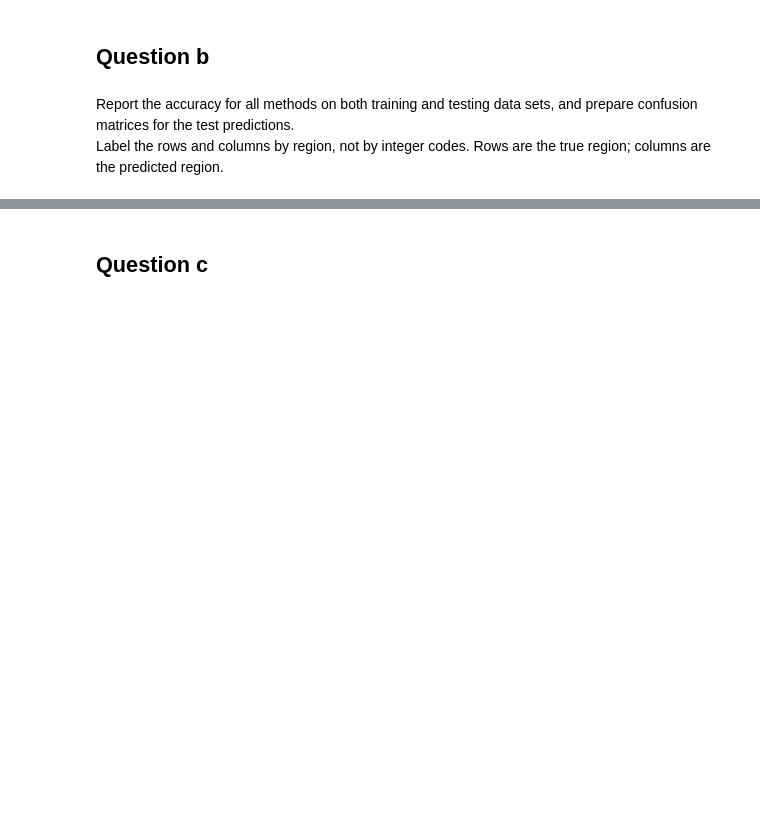
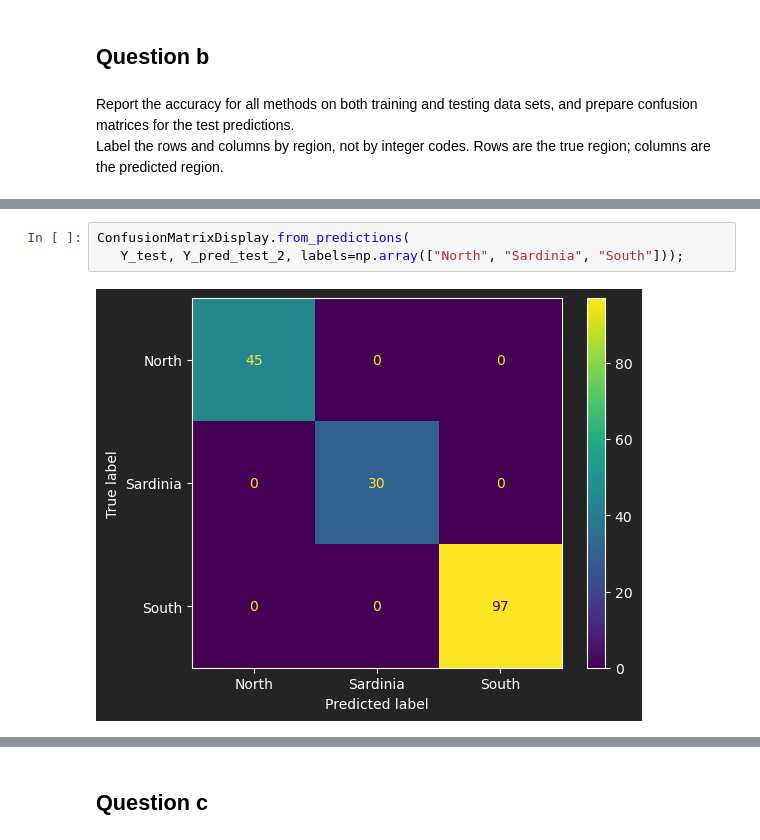
Before and after one commit to jbowen102/CS598_PSL_Coding_Assignment_4, a Jupyter notebook: CA4_dev.ipynb, the cells around one changed output, grey strips where cells are left out. Drawn from its saved outputs; the diff is of its cells as text; blank space fills up the shorter version.

```diff
--- a/CA4_dev.ipynb
+++ b/CA4_dev.ipynb
@@ -126,0 +179,5 @@ Label the rows and columns by region, not by integer codes. Rows are the true re
+# %%
+ConfusionMatrixDisplay.from_predictions(
+   Y_test, Y_pred_test_2, labels=np.array(["North", "Sardinia", "South"]));
+# %% [output]
+[figure, added]
```
Also changed, not shown: parts of 13 cells of this notebook.
